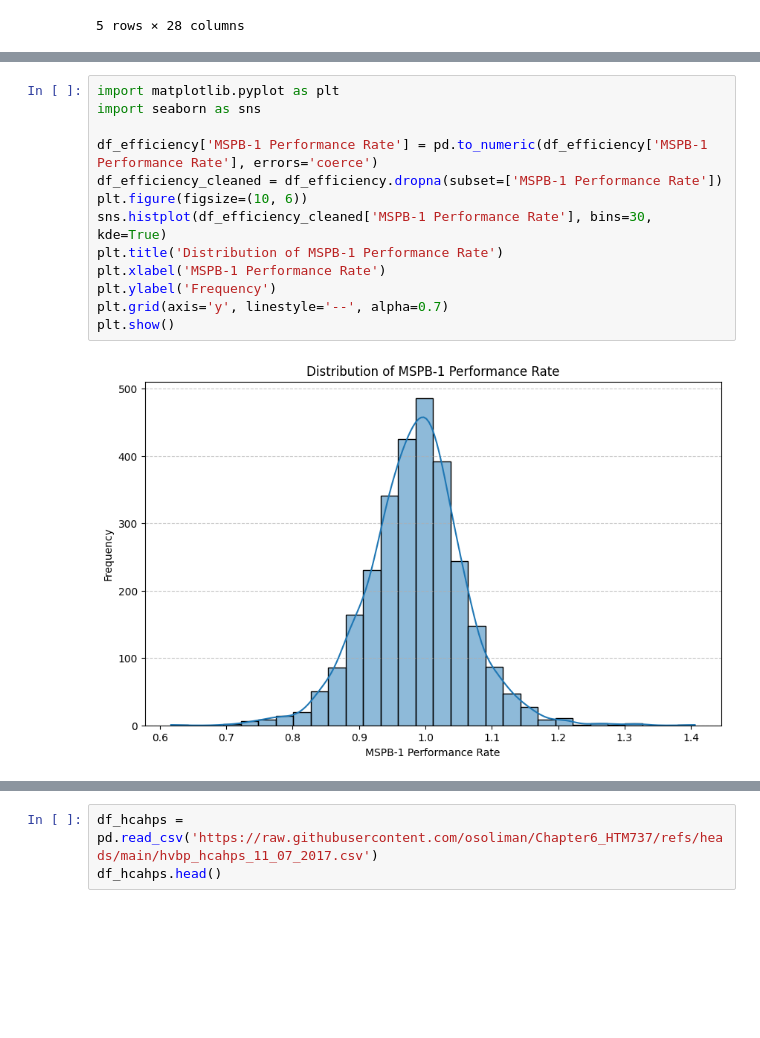
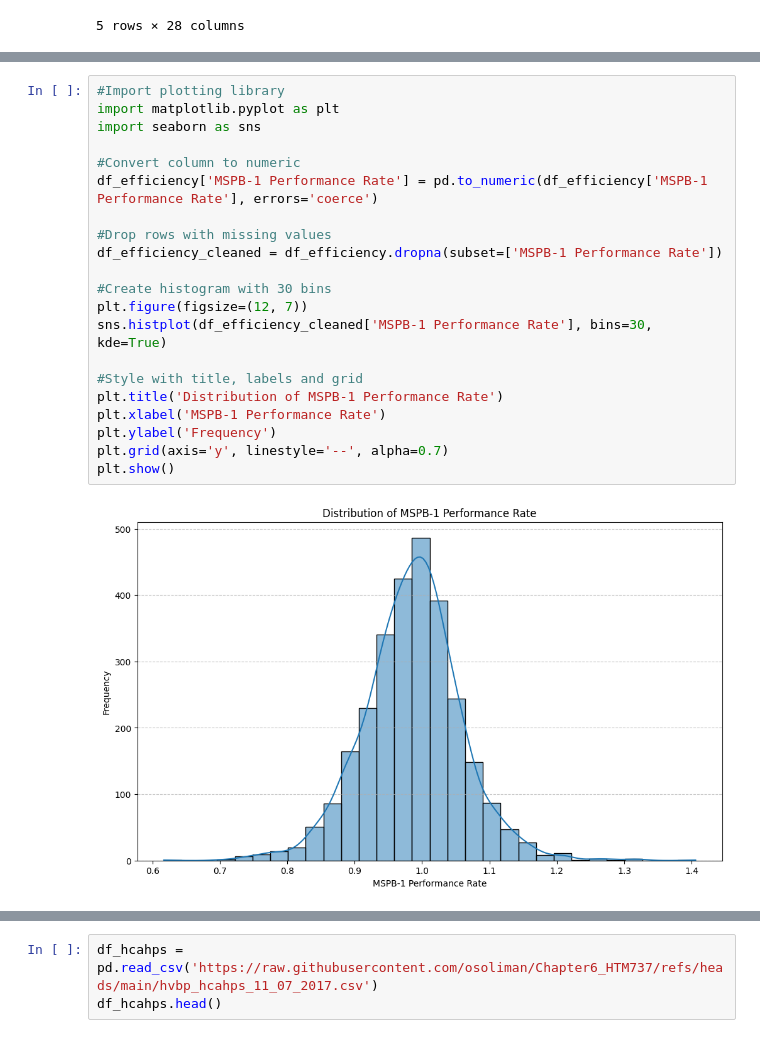
Before and after one commit to HangBuiC/HTM737, a Jupyter notebook: 2025FA_BOS_HTM_737A_Final Project.ipynb, the cells around one changed output, grey strips where cells are left out. Saved outputs shown, nothing was run; the diff lists cells and outputs as text; blank space fills up the shorter version.

```diff
--- a/2025FA_BOS_HTM_737A_Final Project.ipynb
+++ b/2025FA_BOS_HTM_737A_Final Project.ipynb
@@ -227,18 +233,26 @@ df_efficiency.head()
 | 3 | 340141 | NEW HANOVER REGIONAL MEDICAL CENTER | 2131 S 17TH ST BOX 9000 | WILMINGTON | NC | 28402 | New Hanover | ... |
 | 4 | 200020 | YORK HOSPITAL | 15 HOSPITAL DRIVE | YORK | ME | 3909 | York | ... |
 # %%
+#Import plotting library
 import matplotlib.pyplot as plt
 import seaborn as sns
 
+#Convert column to numeric
 df_efficiency['MSPB-1 Performance Rate'] = pd.to_numeric(df_efficiency['MSPB-1 Performance Rate'], errors='coerce')
+
+#Drop rows with missing values
 df_efficiency_cleaned = df_efficiency.dropna(subset=['MSPB-1 Performance Rate'])
-plt.figure(figsize=(10, 6))
+
+#Create histogram with 30 bins
+plt.figure(figsize=(12, 7))
 sns.histplot(df_efficiency_cleaned['MSPB-1 Performance Rate'], bins=30, kde=True)
+
+#Style with title, labels and grid
 plt.title('Distribution of MSPB-1 Performance Rate')
 plt.xlabel('MSPB-1 Performance Rate')
 plt.ylabel('Frequency')
 plt.grid(axis='y', linestyle='--', alpha=0.7)
 plt.show()
 # %% [output]
-[figure, old version]
+[figure, new version]
 # %%
```
Also changed, not shown: parts of 24 cells of this notebook.
